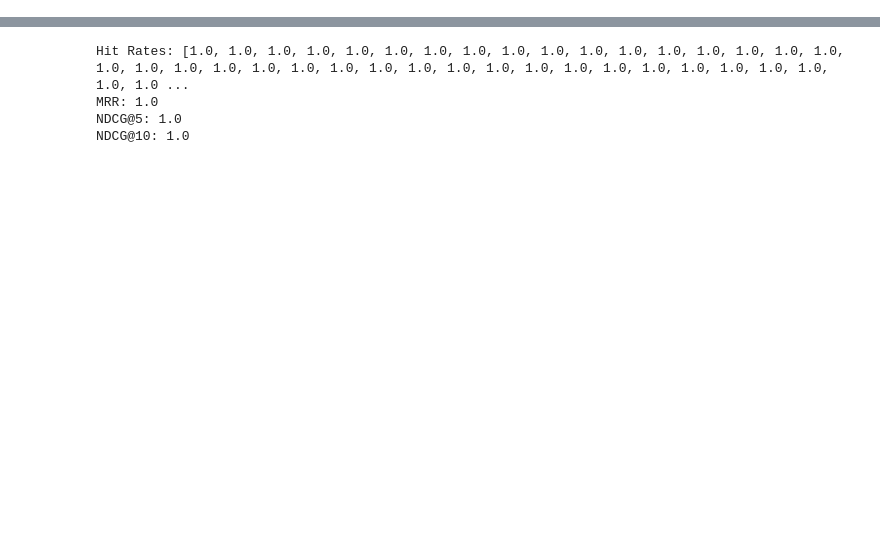
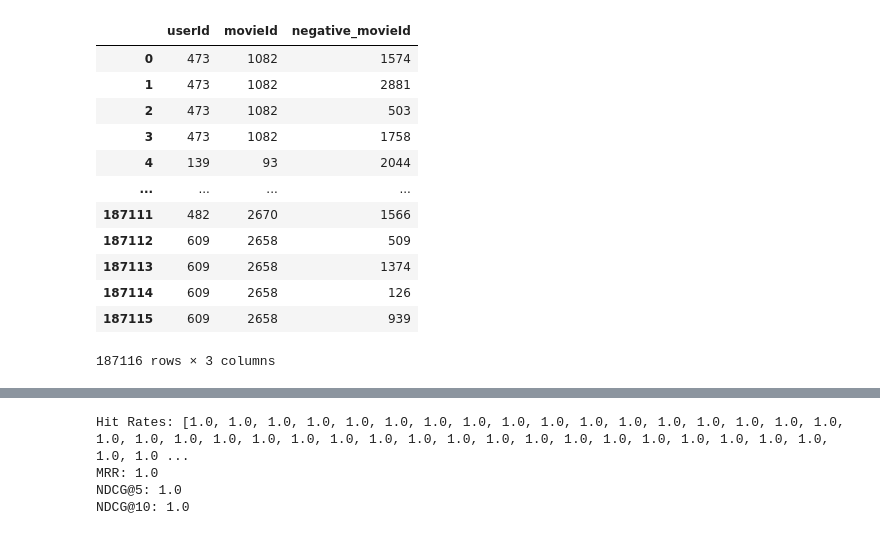
Before and after one commit to vipashaaV321/Session-Based-Movie-Recommendation-GRU4RECBE, a Jupyter notebook: IR_GRU4RecBE_final.ipynb, the cells around one changed output, grey strips where cells are left out. Drawn from its saved outputs; the diff is of its cells as text; code cells hidden in the pictures; blank space fills up the shorter version.

```diff
--- a/IR_GRU4RecBE_final.ipynb
+++ b/IR_GRU4RecBE_final.ipynb
@@ -23,5 +17,5 @@ Drive already mounted at /content/drive; to attempt to forcibly remount, call dr
 # %%
-datapath= "/content/drive/MyDrive/Data/movie_rating_plot.csv"
+datapath= "dataset/movie_rating_plot.csv"
 data= pd.read_csv(datapath)
 # %%
 data.head()
@@ -32,6 +26,30 @@ data.head()
 | 2 | 2 | 7 | 1 | 4.5 | 1106635946 | Toy Story (1995) | Adventure|Animation|Children|Come... | A cowboy doll is profoundly threa... |
 | 3 | 3 | 15 | 1 | 2.5 | 1510577970 | Toy Story (1995) | Adventure|Animation|Children|Come... | A cowboy doll is profoundly threa... |
 | 4 | 4 | 17 | 1 | 4.5 | 1305696483 | Toy Story (1995) | Adventure|Animation|Children|Come... | A cowboy doll is profoundly threa... |
+# %%
+# Generate negative samples for training
+def generate_negative_samples(train_data):
+    neg_samples = []
+    for idx, row in train_data.iterrows():
+        user = row['userId']
+        interacted_movie = row['movieId']
+
+        # Extract movies not interacted by the user
+        negative_movies = list(set(train_data[train_data['userId'] == user]['movieId'].unique()) - set([interacted_movie]))
+
+        # Generate negative samples for each positive interaction
+        num_neg_samples = min(4, len(negative_movies))  # Limit negative samples to available movies
+        if num_neg_samples > 0:
+            neg_movie_sample = np.random.choice(negative_movies, size=num_neg_samples, replace=False)
+            for neg_movie in neg_movie_sample:
+                neg_samples.append((user, interacted_movie, neg_movie))
+    return pd.DataFrame(neg_samples, columns=['userId', 'movieId', 'negative_movieId'])
+
+def bpr_loss(y_true, y_pred):
+    y_true = tf.cast(y_true, tf.float32)
+    y_pred = tf.squeeze(y_pred)
+    loss = -tf.reduce_mean(tf.math.log_sigmoid(y_pred))  # BPR loss
+    return loss
 # %%
 import pandas as pd
 import numpy as np
@@ -120,0 +158,9 @@ ________________________________________________________________________________
+# %%
+# Generate negative samples for training
+negative_samples = generate_negative_samples(train_data)
+
+print("Shape of negative movie IDs:", negative_samples['negative_movieId'].shape)
+
+# Check the shape of target labels
+print("Shape of ratings:", train_data['rating'].shape)
+print("Shape of binary labels for BPR loss:", np.ones(len(train_data)).shape)
@@ -142,3 +183,19 @@ Epoch 5/5
+# %%
+negative_samples
+# %% [output]
+|  | userId | movieId | negative_movieId |
+| 0 | 473 | 1082 | 1574 |
+| 1 | 473 | 1082 | 2881 |
+| 2 | 473 | 1082 | 503 |
+| 3 | 473 | 1082 | 1758 |
+| 4 | 139 | 93 | 2044 |
+| ... | ... | ... | ... |
+| 187111 | 482 | 2670 | 1566 |
+| 187112 | 609 | 2658 | 509 |
+| 187113 | 609 | 2658 | 1374 |
+| 187114 | 609 | 2658 | 126 |
+| 187115 | 609 | 2658 | 939 |
+187116 rows × 3 columns
 # %%
 # Preprocess input data for prediction
 user_ids = test_data['userId'].values  # Replace with the appropriate user IDs
```
Also changed, not shown: parts of 14 cells of this notebook.
